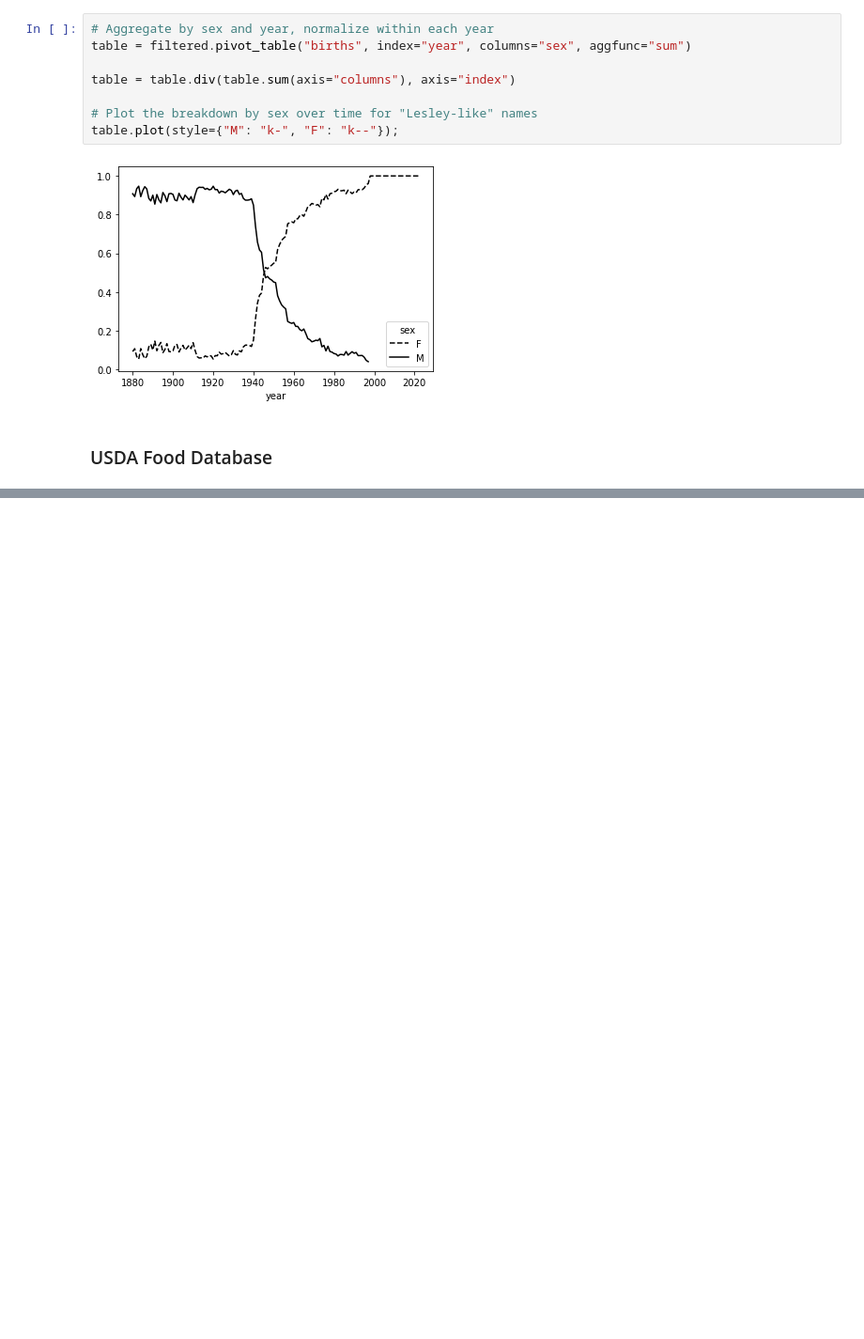
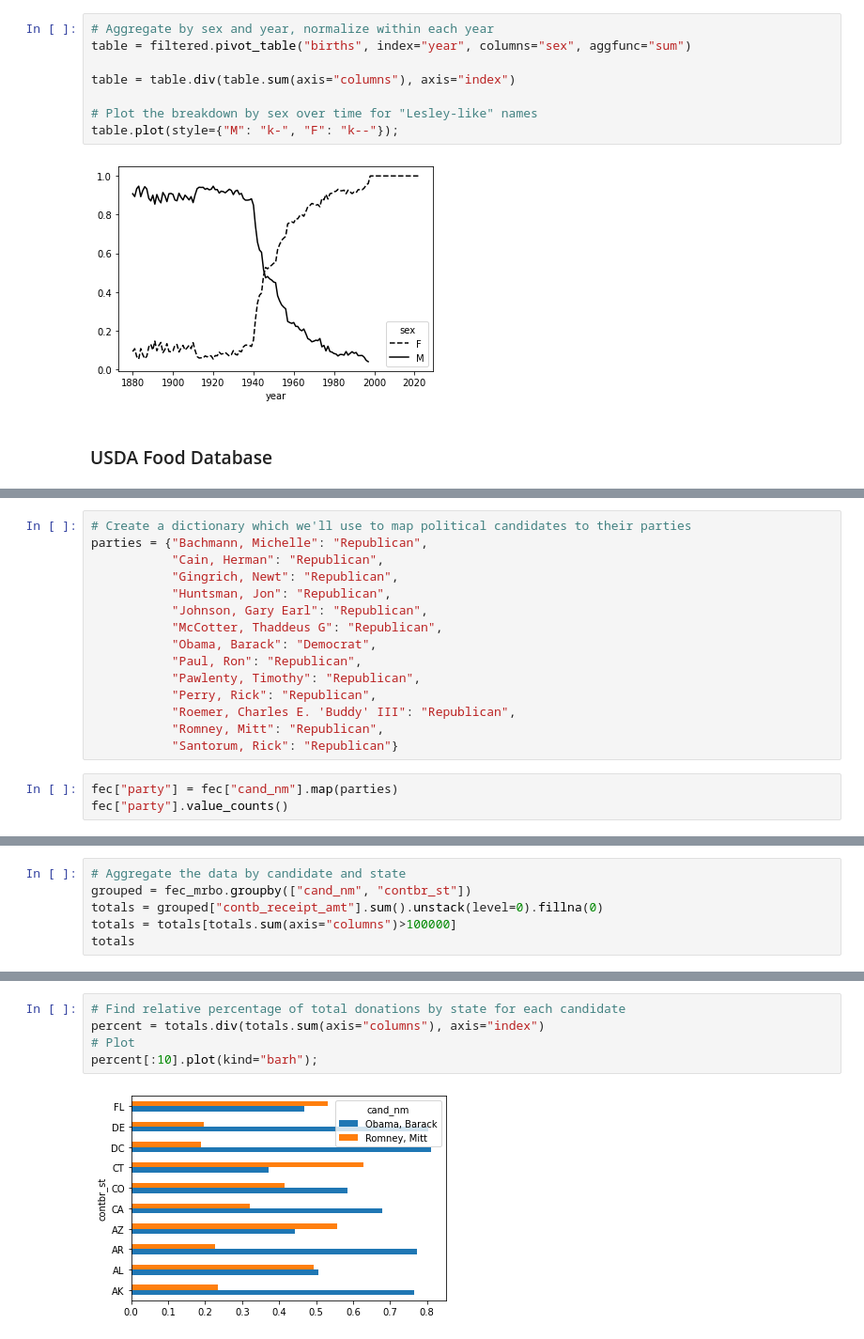
Before and after one commit to scottzig/pandas-mckinney, a Jupyter notebook: chapter_13.ipynb, the cells around one changed output, grey strips where cells are left out. Shown at 94% size. Drawn from its saved outputs; the diff is of its cells as text; blank space fills up the shorter version.

```diff
--- a/chapter_13.ipynb
+++ b/chapter_13.ipynb
@@ -1043,0 +1316,18 @@ table.plot(style={"M": "k-", "F": "k--"});
+# %%
+# Create a dictionary which we'll use to map political candidates to their parties
+parties = {"Bachmann, Michelle": "Republican",
+           "Cain, Herman": "Republican",
+           "Gingrich, Newt": "Republican",
+           "Huntsman, Jon": "Republican",
+           "Johnson, Gary Earl": "Republican",
+           "McCotter, Thaddeus G": "Republican",
+           "Obama, Barack": "Democrat",
+           "Paul, Ron": "Republican",
+           "Pawlenty, Timothy": "Republican",
+           "Perry, Rick": "Republican",
+           "Roemer, Charles E. 'Buddy' III": "Republican",
+           "Romney, Mitt": "Republican",
+           "Santorum, Rick": "Republican"}
+# %%
+fec["party"] = fec["cand_nm"].map(parties)
+fec["party"].value_counts()
@@ -1043,0 +1571,6 @@ table.plot(style={"M": "k-", "F": "k--"});
+# %%
+# Aggregate the data by candidate and state
+grouped = fec_mrbo.groupby(["cand_nm", "contbr_st"])
+totals = grouped["contb_receipt_amt"].sum().unstack(level=0).fillna(0)
+totals = totals[totals.sum(axis="columns")>100000]
+totals
@@ -1043,0 +1596,7 @@ table.plot(style={"M": "k-", "F": "k--"});
+# %%
+# Find relative percentage of total donations by state for each candidate
+percent = totals.div(totals.sum(axis="columns"), axis="index")
+# Plot
+percent[:10].plot(kind="barh");
+# %% [output]
+[figure, added]
```
Also changed, not shown: parts of 41 cells of this notebook.
